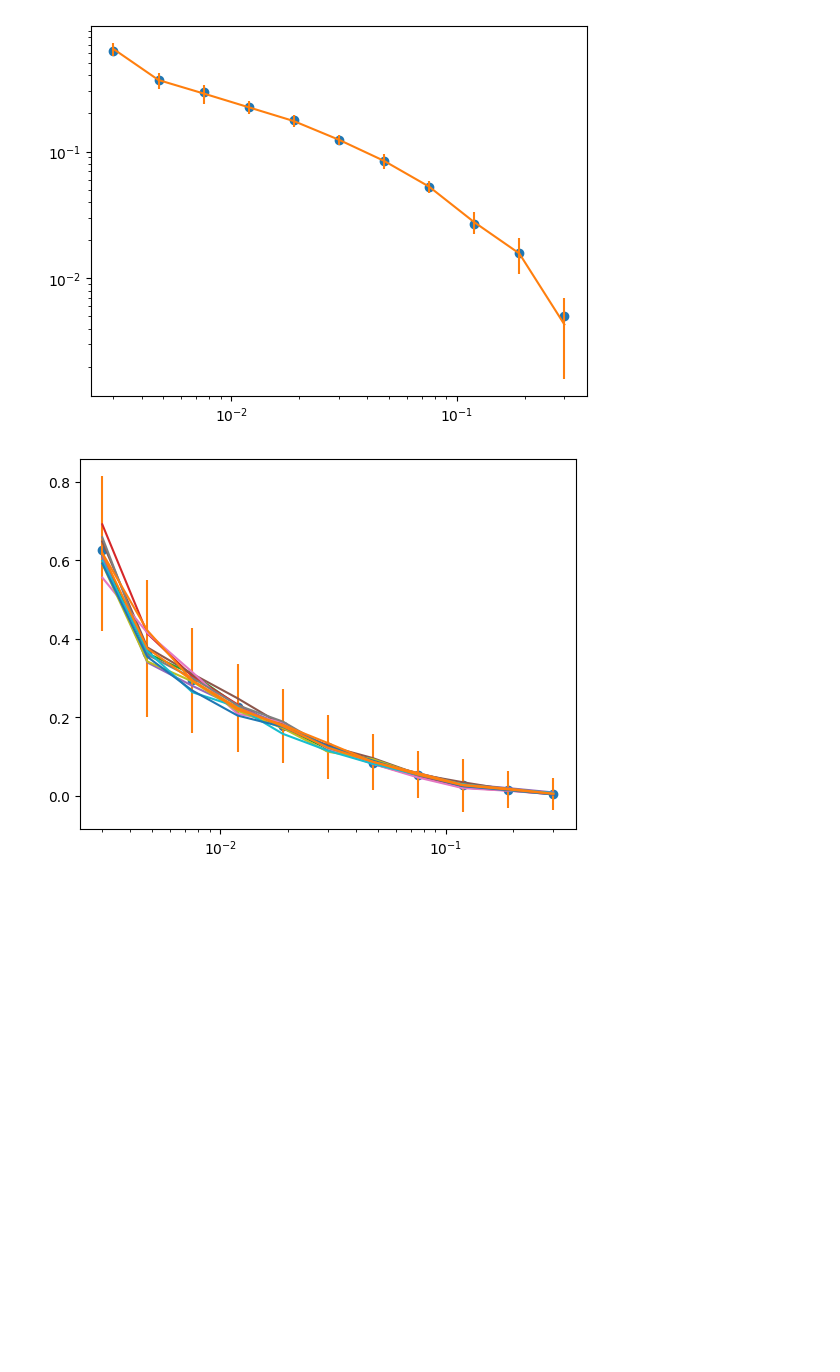
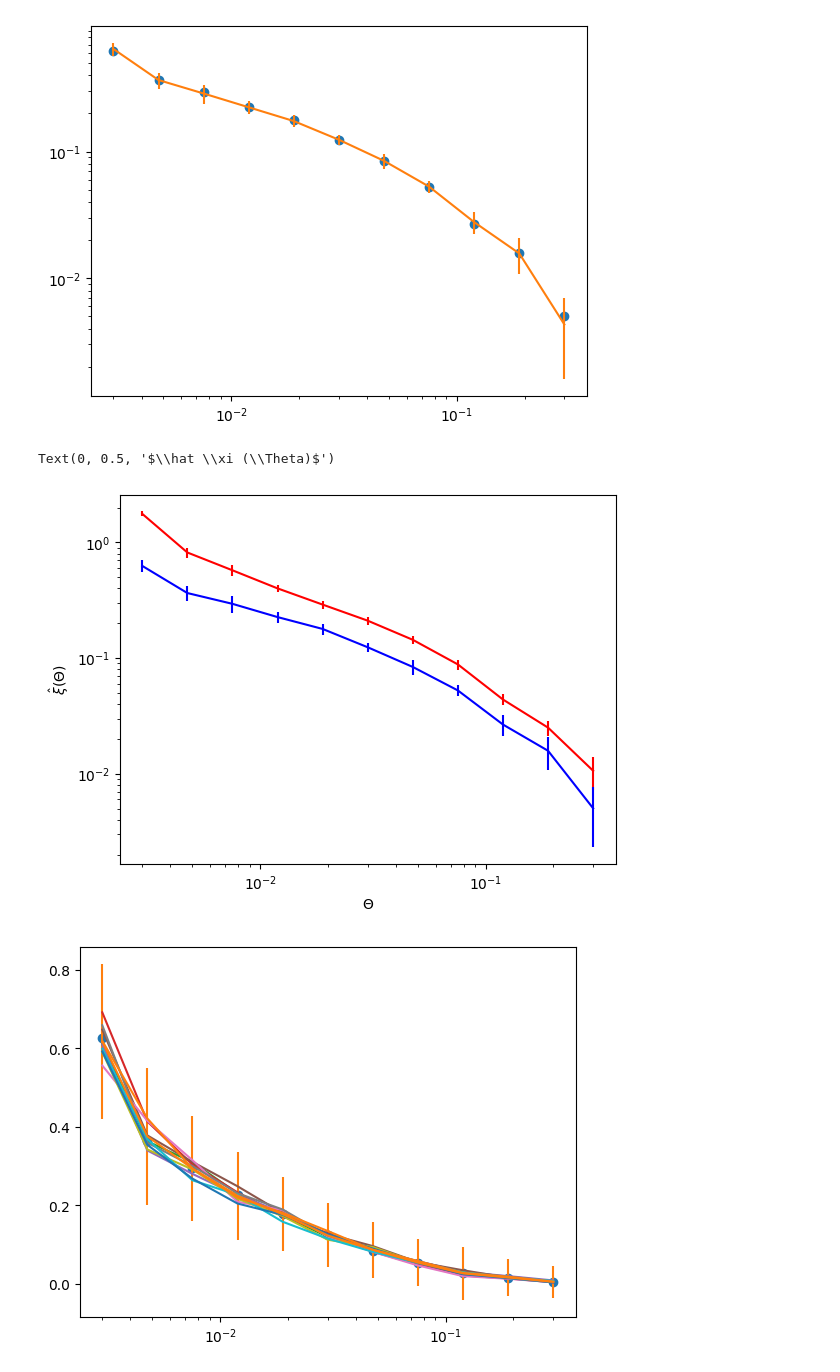
Before and after one commit to CosmicHitchhiker/ds_astro_2026s, a Jupyter notebook: ex1/ex1.ipynb, the cells around one changed output. Drawn from its saved outputs; the diff is of its cells as text; code cells hidden in the pictures; blank space fills up the shorter version.

```diff
--- a/ex1/ex1.ipynb
+++ b/ex1/ex1.ipynb
@@ -339,6 +335,18 @@ ax.set_xscale('log')
 ax.set_yscale('log')
 # %% [output]
 [figure]
+# %%
+fig, ax = plt.subplots()
+
+ax.errorbar(ang_bins, corr_red, yerr=corr_red_err, color='red')
+ax.errorbar(ang_bins, corr_blue, yerr=corr_blue_err, color='blue')
+ax.set_xscale('log')
+ax.set_yscale('log')
+ax.set_xlabel("$\\Theta$")
+ax.set_ylabel("$\\hat \\xi (\\Theta)$")
+# %% [output]
+Text(0, 0.5, '$\\hat \\xi (\\Theta)$')
+[figure, new version]
 # %%
 fig, ax = plt.subplots()
 ax.plot(ang_bins, corr_blue, 'o')
```
Also changed, not shown: parts of 3 cells of this notebook.
